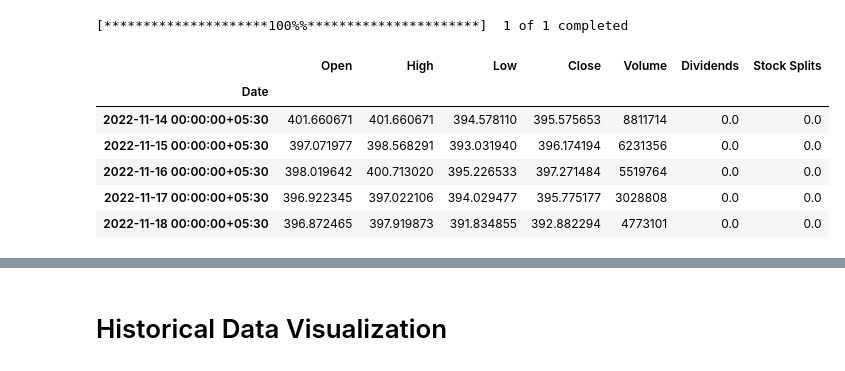
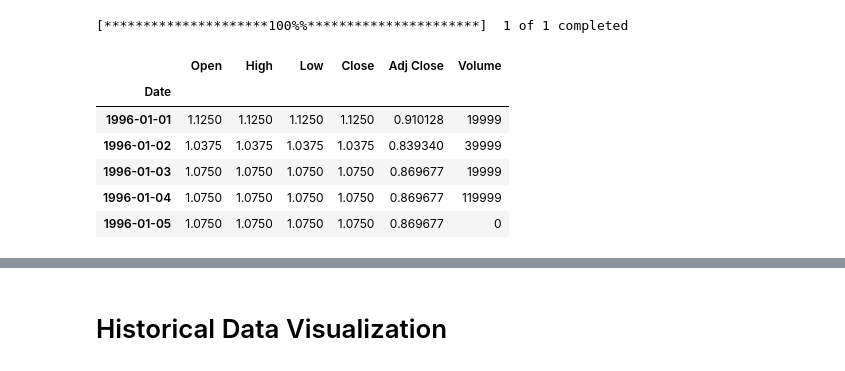
Before and after one commit to yashotari/Projects, a Jupyter notebook: Algorithmic Trading/Algorithmic Trading.ipynb, the cells around one changed output, grey strips where cells are left out. Saved outputs shown, nothing was run; the diff lists cells and outputs as text; code cells hidden in the pictures.

```diff
--- a/Algorithmic Trading/Algorithmic Trading.ipynb
+++ b/Algorithmic Trading/Algorithmic Trading.ipynb
@@ -5,13 +5,13 @@ df=yf.download("WIPRO.NS")
 # %% [output]
 [*********************100%%**********************]  1 of 1 completed
 # %%
-stock.head()
+df.head()
 # %% [output]
-|  | Open | High | Low | Close | Volume | Dividends | Stock Splits |
-| Date |  |  |  |  |  |  |  |
-| 2022-11-14 00:00:00+05:30 | 401.660671 | 401.660671 | 394.578110 | 395.575653 | 8811714 | 0.0 | 0.0 |
-| 2022-11-15 00:00:00+05:30 | 397.071977 | 398.568291 | 393.031940 | 396.174194 | 6231356 | 0.0 | 0.0 |
-| 2022-11-16 00:00:00+05:30 | 398.019642 | 400.713020 | 395.226533 | 397.271484 | 5519764 | 0.0 | 0.0 |
-| 2022-11-17 00:00:00+05:30 | 396.922345 | 397.022106 | 394.029477 | 395.775177 | 3028808 | 0.0 | 0.0 |
-| 2022-11-18 00:00:00+05:30 | 396.872465 | 397.919873 | 391.834855 | 392.882294 | 4773101 | 0.0 | 0.0 |
+|  | Open | High | Low | Close | Adj Close | Volume |
+| Date |  |  |  |  |  |  |
+| 1996-01-01 | 1.1250 | 1.1250 | 1.1250 | 1.1250 | 0.910128 | 19999 |
+| 1996-01-02 | 1.0375 | 1.0375 | 1.0375 | 1.0375 | 0.839340 | 39999 |
+| 1996-01-03 | 1.0750 | 1.0750 | 1.0750 | 1.0750 | 0.869677 | 19999 |
+| 1996-01-04 | 1.0750 | 1.0750 | 1.0750 | 1.0750 | 0.869677 | 119999 |
+| 1996-01-05 | 1.0750 | 1.0750 | 1.0750 | 1.0750 | 0.869677 | 0 |
 # %%
```
Also changed, not shown: parts of 8 cells of this notebook.
